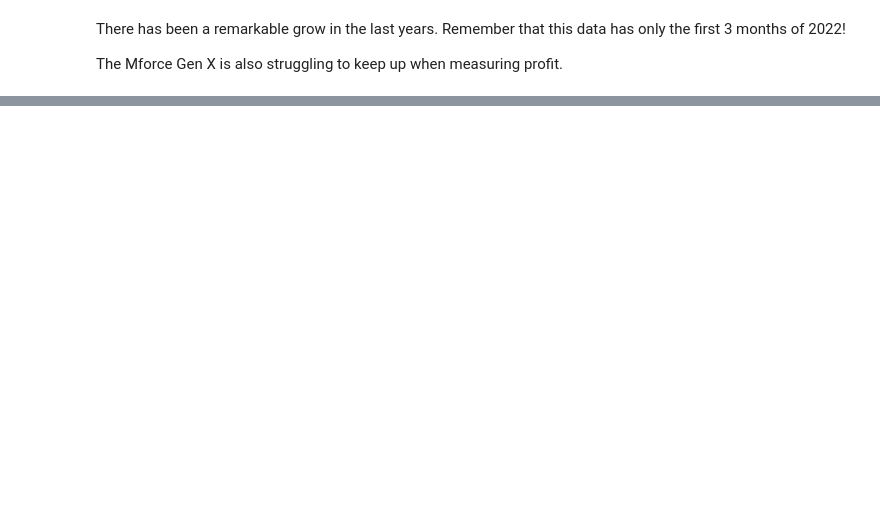
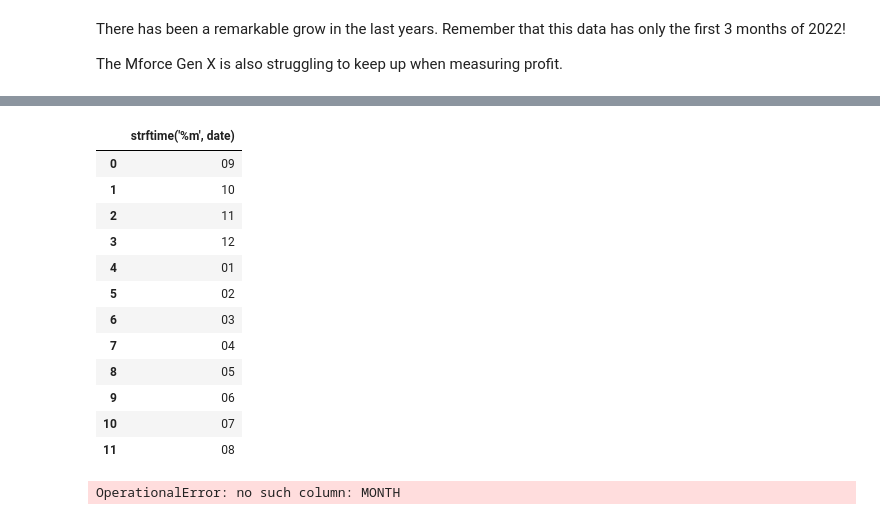
Before and after one commit to Silverscale/AtliQ_Products_Analysis, a Jupyter notebook: atliq_product_analysis.ipynb, the cells around one changed output, grey strips where cells are left out. Cells and saved outputs as stored; diff of their text form; code cells hidden in the pictures; blank space fills up the shorter version.

```diff
--- a/atliq_product_analysis.ipynb
+++ b/atliq_product_analysis.ipynb
@@ -902,0 +1007,26 @@ The Mforce Gen X is also struggling to keep up when measuring profit.
+# %%
+query = """
+SELECT *
+from fact_sales_monthly
+"""
+
+pd.read_sql_query(query, con)
+# %% [output]
+|  | strftime('%m', date) |
+| 0 | 09 |
+| 1 | 10 |
+| 2 | 11 |
+| 3 | 12 |
+| 4 | 01 |
+| 5 | 02 |
+| 6 | 03 |
+| 7 | 04 |
+| 8 | 05 |
+| 9 | 06 |
+| 10 | 07 |
+| 11 | 08 |
+# %%
+cursor.execute("SELECT DATENAME(5, DATEADD(MONTH, 1, '2000-12-01')) AS 'Month Name'")
+print(cursor.fetchall())
+# %% [output]
+OperationalError: no such column: MONTH
```
Also changed, not shown: parts of 13 cells of this notebook.
